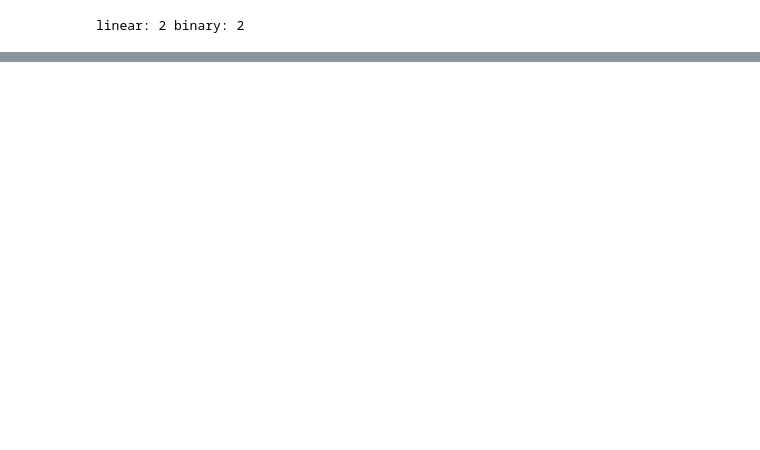
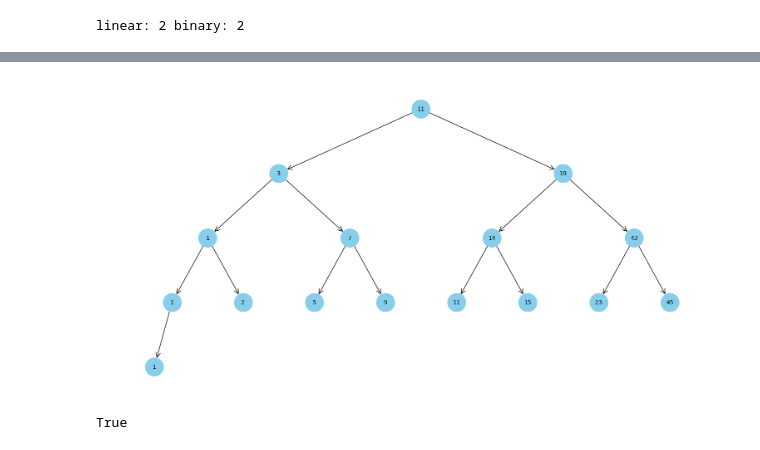
Before and after one commit to 33may/alg, a Jupyter notebook: textSearch/textSearch.ipynb, the cells around one changed output, grey strips where cells are left out. Cells and saved outputs as stored; diff of their text form; code cells hidden in the pictures; blank space fills up the shorter version.

```diff
--- a/textSearch/textSearch.ipynb
+++ b/textSearch/textSearch.ipynb
@@ -302,0 +455,21 @@ linear: 2 binary: 2
+# %%
+b = [1,1,1,2,3,5,7,9,11,11,14,15,19,23,43,45]
+
+plot_binary_tree(b)
+# %% [output]
+[figure, added]
+# %%
+test = ['bird',
+        'early',
+        'every',
+        'fabric',
+        'great',
+        'legend',
+        'step',
+        'unspoken',
+        'winds',
+        'winds']
+
+is_sorted(test)
+# %% [output]
+True
```
Also changed, not shown: parts of 12 cells of this notebook.
